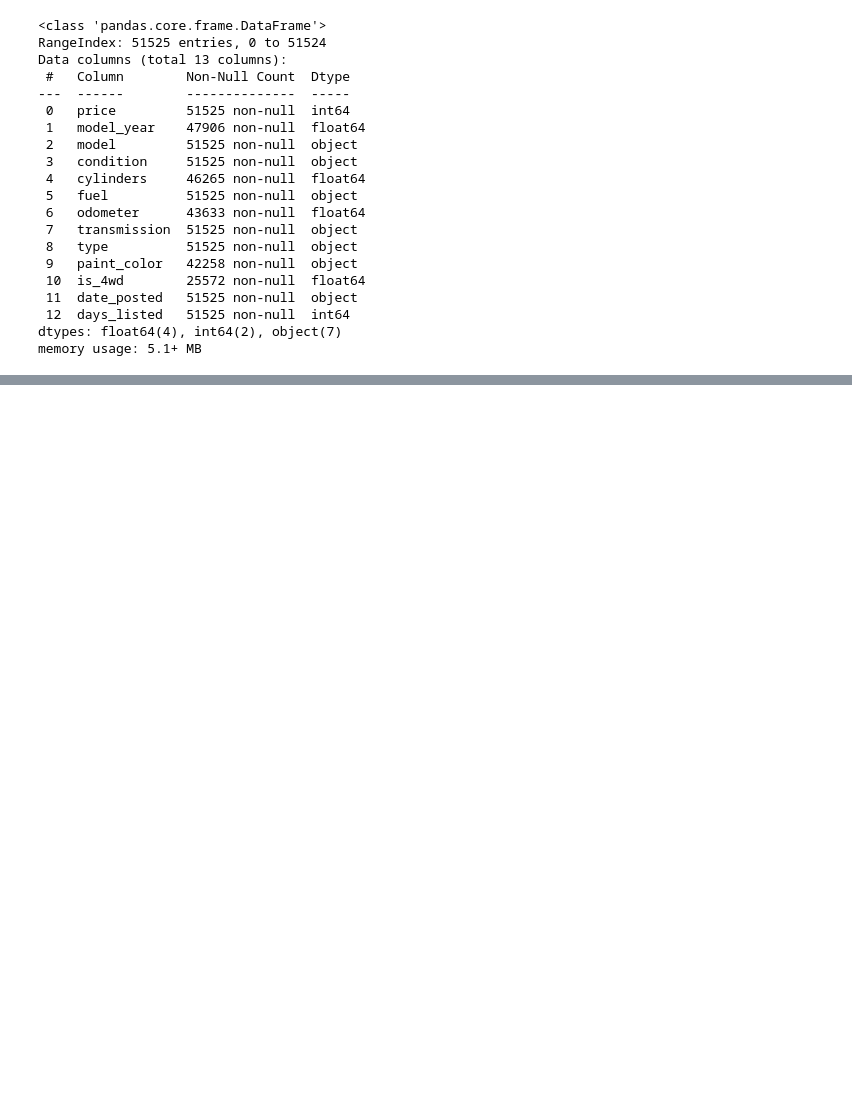
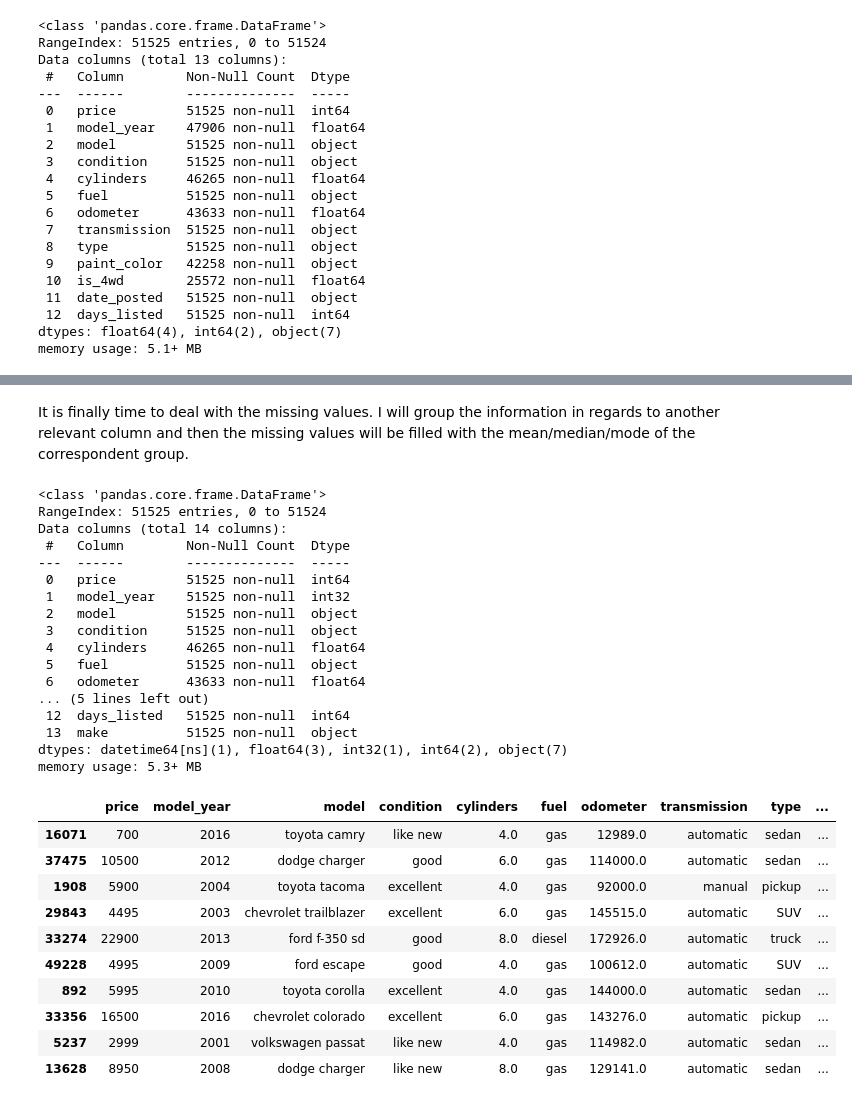
Before and after one commit to danamattes/used_cars_new, a Jupyter notebook: notebooks/EDA.ipynb, the cells around one changed output, grey strips where cells are left out. Cells and saved outputs as stored; diff of their text form; code cells hidden in the pictures; blank space fills up the shorter version.

```diff
--- a/notebooks/EDA.ipynb
+++ b/notebooks/EDA.ipynb
@@ -51,0 +153,40 @@ memory usage: 5.1+ MB
+# %% [markdown]
+It is finally time to deal with the missing values. I will group the information in regards to another relevant column and then the missing values will be filled with the mean/median/mode  of the correspondent group.
+# %%
+#The first column with missing values is the model_year. The df will be grouped by the make and the mean of the year of the vehicles of each make will be assigned as the new model_year with the transform method.
+# The end result will be transformed from a float object to an integer since there are not decimals involved/needed in the year information.
+#Dealing with measing values on 'model_year"
+df['model_year'] = df.groupby('make')['model_year'].transform(lambda x: x.fillna(x.mode().iloc[0]))
+df['model_year'] = df['model_year'].astype(int)
+#Getting a sample of the data after the adjustments.
+df.info()
+df.sample(10)
+# %% [output]
+<class 'pandas.core.frame.DataFrame'>
+RangeIndex: 51525 entries, 0 to 51524
+Data columns (total 14 columns):
+ #   Column        Non-Null Count  Dtype
+---  ------        --------------  -----
+ 0   price         51525 non-null  int64
+ 1   model_year    51525 non-null  int32
+ 2   model         51525 non-null  object
+ 3   condition     51525 non-null  object
+ 4   cylinders     46265 non-null  float64
+ 5   fuel          51525 non-null  object
+ 6   odometer      43633 non-null  float64
+... (5 lines left out)
+ 12  days_listed   51525 non-null  int64
+ 13  make          51525 non-null  object
+dtypes: datetime64[ns](1), float64(3), int32(1), int64(2), object(7)
+memory usage: 5.3+ MB
+|  | price | model_year | model | condition | cylinders | fuel | odometer | transmission | type | ... |
+| 16071 | 700 | 2016 | toyota camry | like new | 4.0 | gas | 12989.0 | automatic | sedan | ... |
+| 37475 | 10500 | 2012 | dodge charger | good | 6.0 | gas | 114000.0 | automatic | sedan | ... |
+| 1908 | 5900 | 2004 | toyota tacoma | excellent | 4.0 | gas | 92000.0 | manual | pickup | ... |
+| 29843 | 4495 | 2003 | chevrolet trailblazer | excellent | 6.0 | gas | 145515.0 | automatic | SUV | ... |
+| 33274 | 22900 | 2013 | ford f-350 sd | good | 8.0 | diesel | 172926.0 | automatic | truck | ... |
+| 49228 | 4995 | 2009 | ford escape | good | 4.0 | gas | 100612.0 | automatic | SUV | ... |
+| 892 | 5995 | 2010 | toyota corolla | excellent | 4.0 | gas | 144000.0 | automatic | sedan | ... |
+| 33356 | 16500 | 2016 | chevrolet colorado | excellent | 6.0 | gas | 143276.0 | automatic | pickup | ... |
+| 5237 | 2999 | 2001 | volkswagen passat | like new | 4.0 | gas | 114982.0 | automatic | sedan | ... |
+| 13628 | 8950 | 2008 | dodge charger | like new | 8.0 | gas | 129141.0 | automatic | sedan | ... |
```
Also changed, not shown: parts of 44 cells of this notebook, 2 other files.
